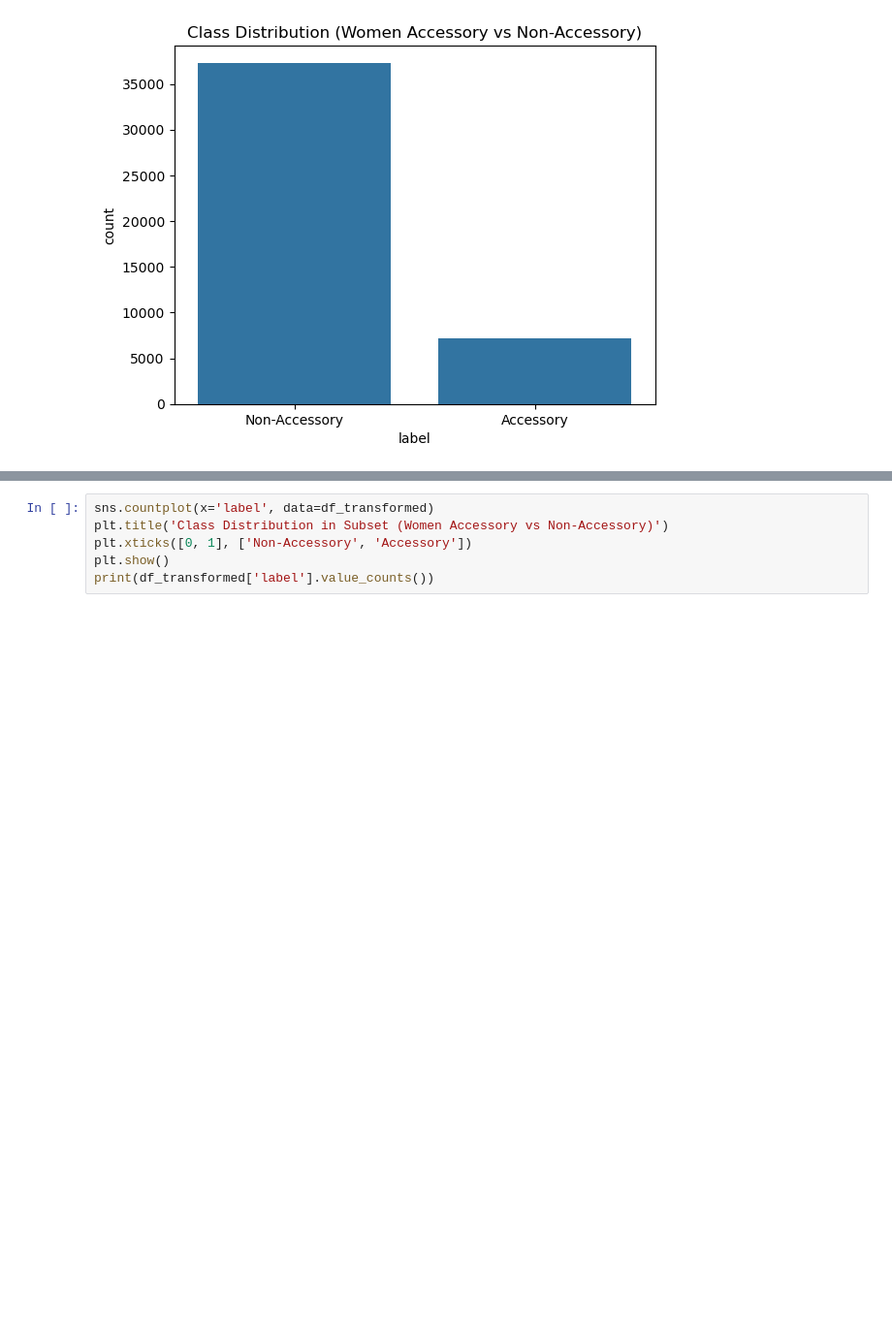
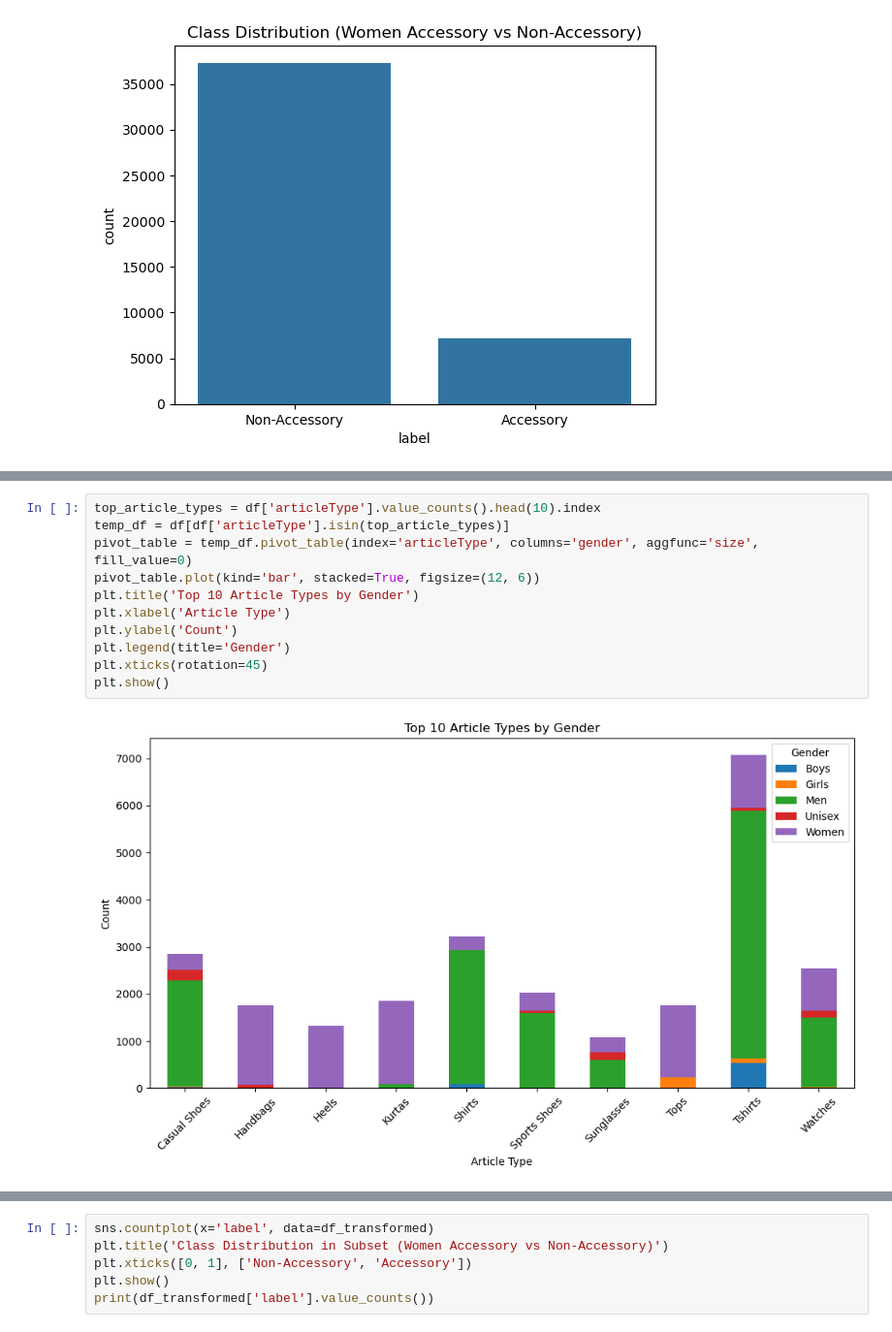
Before and after one commit to CantCode29/MLG382ProjectFolder, a Jupyter notebook: notebooks/Product_Image_Classification_Notebook.ipynb, the cells around one changed output, grey strips where cells are left out. Shown at 97% size. Drawn from its saved outputs; the diff is of its cells as text; blank space fills up the shorter version.

```diff
--- a/notebooks/Product_Image_Classification_Notebook.ipynb
+++ b/notebooks/Product_Image_Classification_Notebook.ipynb
@@ -224,3 +234,16 @@ Name: count, dtype: int64
+# %%
+top_article_types = df['articleType'].value_counts().head(10).index
+temp_df = df[df['articleType'].isin(top_article_types)]
+pivot_table = temp_df.pivot_table(index='articleType', columns='gender', aggfunc='size', fill_value=0)
+pivot_table.plot(kind='bar', stacked=True, figsize=(12, 6))
+plt.title('Top 10 Article Types by Gender')
+plt.xlabel('Article Type')
+plt.ylabel('Count')
+plt.legend(title='Gender')
+plt.xticks(rotation=45)
+plt.show()
+# %% [output]
+[figure, added]
 # %%
 sns.countplot(x='gender', hue='label', data=df_transformed)
 plt.title('Gender Distribution by Label')
```
Also changed, not shown: parts of 16 cells of this notebook, 4 other files.
